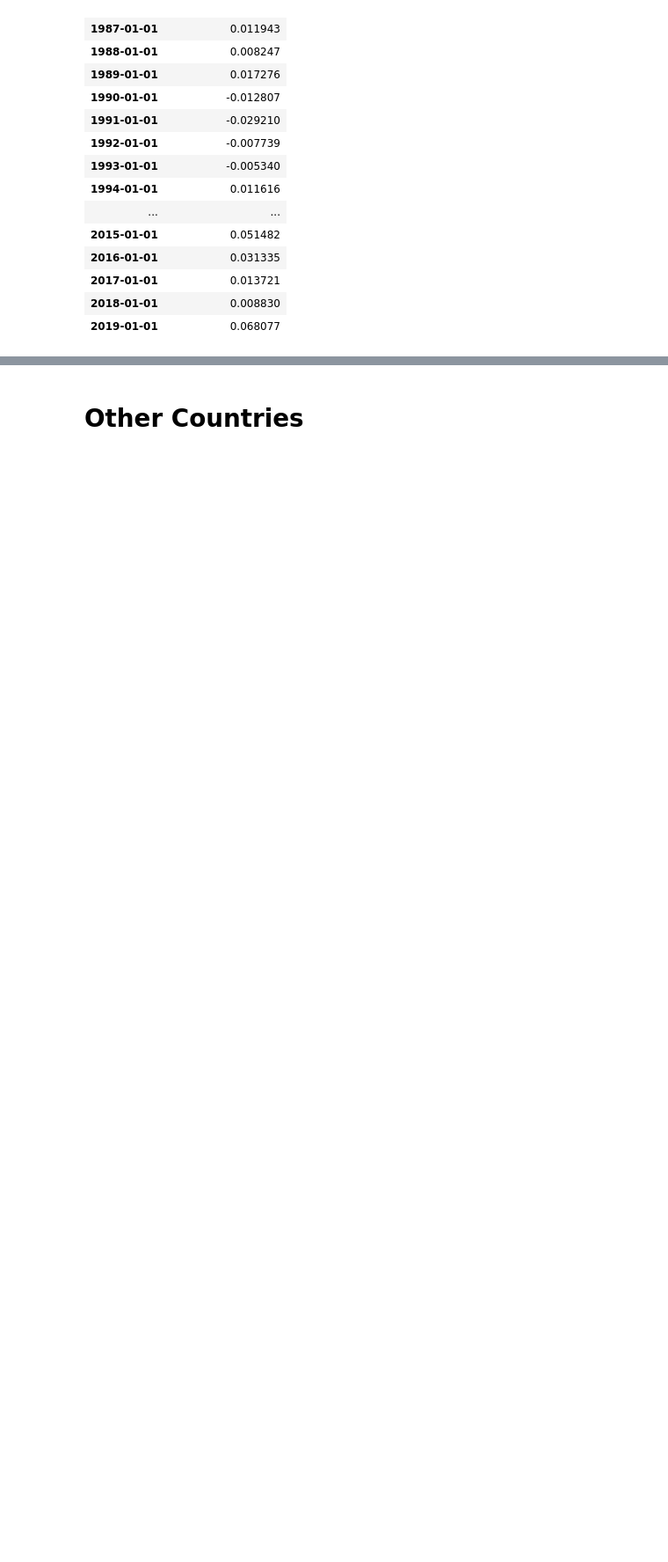
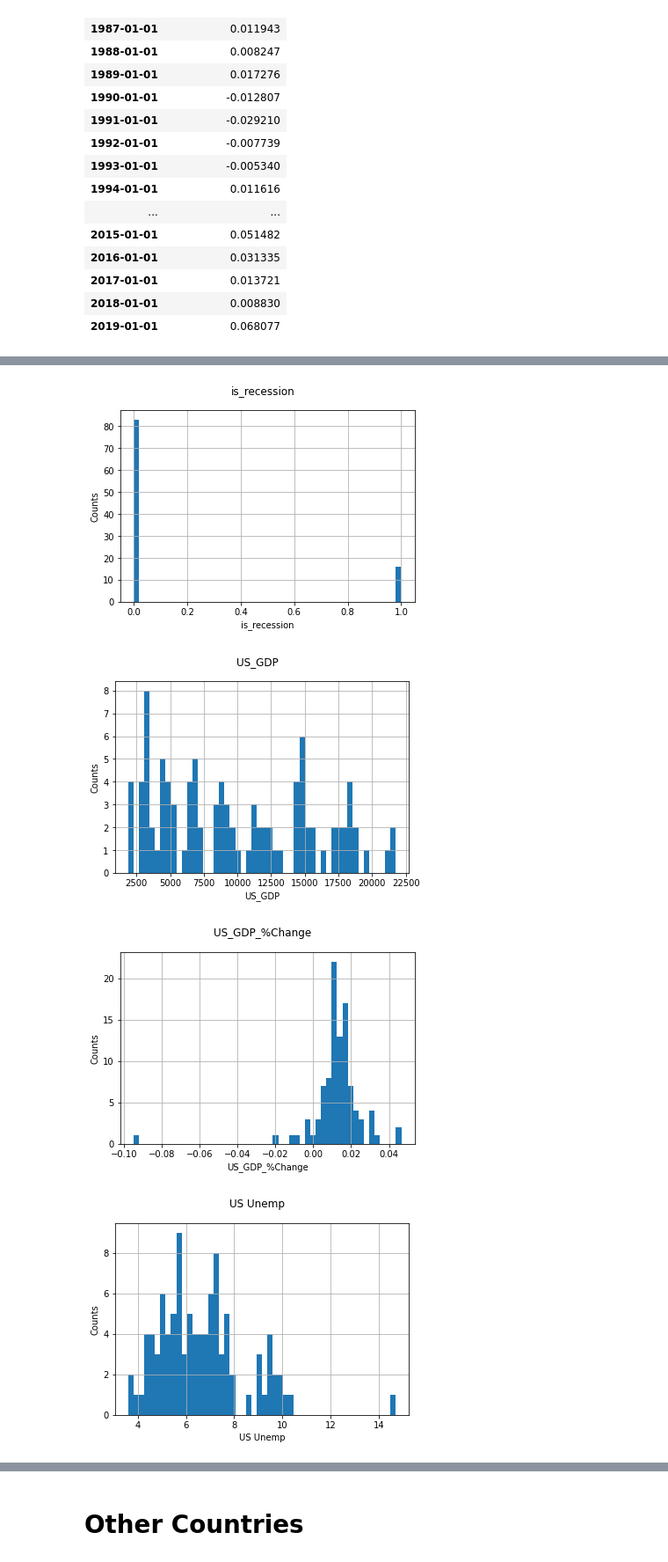
Before and after one commit to AvaneeshKolluri/MacroPredictionsProject, a Jupyter notebook: Project 2.ipynb, the cells around one changed output, grey strips where cells are left out. Shown at 88% size. Cells and saved outputs as stored; diff of their text form; code cells hidden in the pictures; blank space fills up the shorter version.

```diff
--- a/Project 2.ipynb
+++ b/Project 2.ipynb
@@ -397,0 +440,17 @@ df_merged
+# %%
+import matplotlib.pyplot as plt
+import matplotlib.gridspec as gridspec
+import seaborn as sns
+
+for column in df_merged.columns:
+    fig = plt.figure()
+    fig.suptitle(column)
+    plt.xlabel(column)
+    plt.ylabel("Counts")
+    df_merged[column].hist(bins=50)
+    plt.show()
+# %% [output]
+[figure, added]
+[figure, added]
+[figure, added]
+[figure, added]
```
Also changed, not shown: parts of 17 cells of this notebook.
